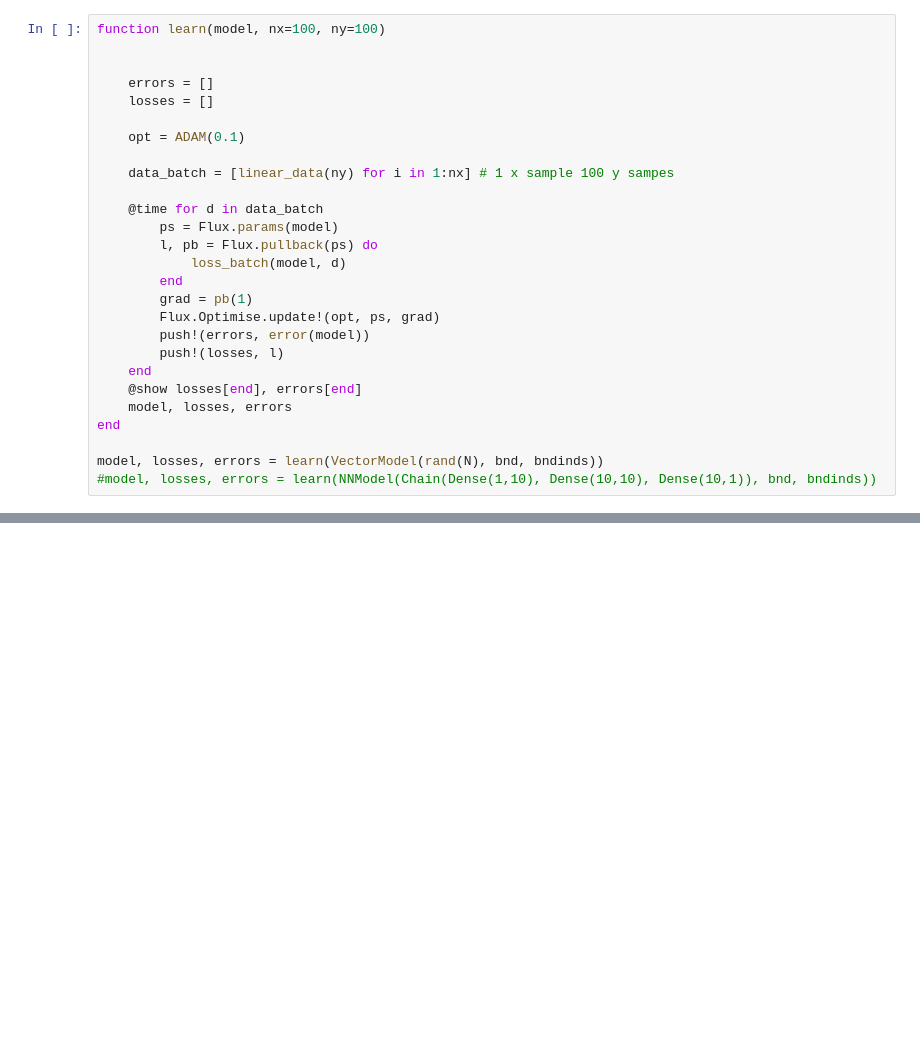
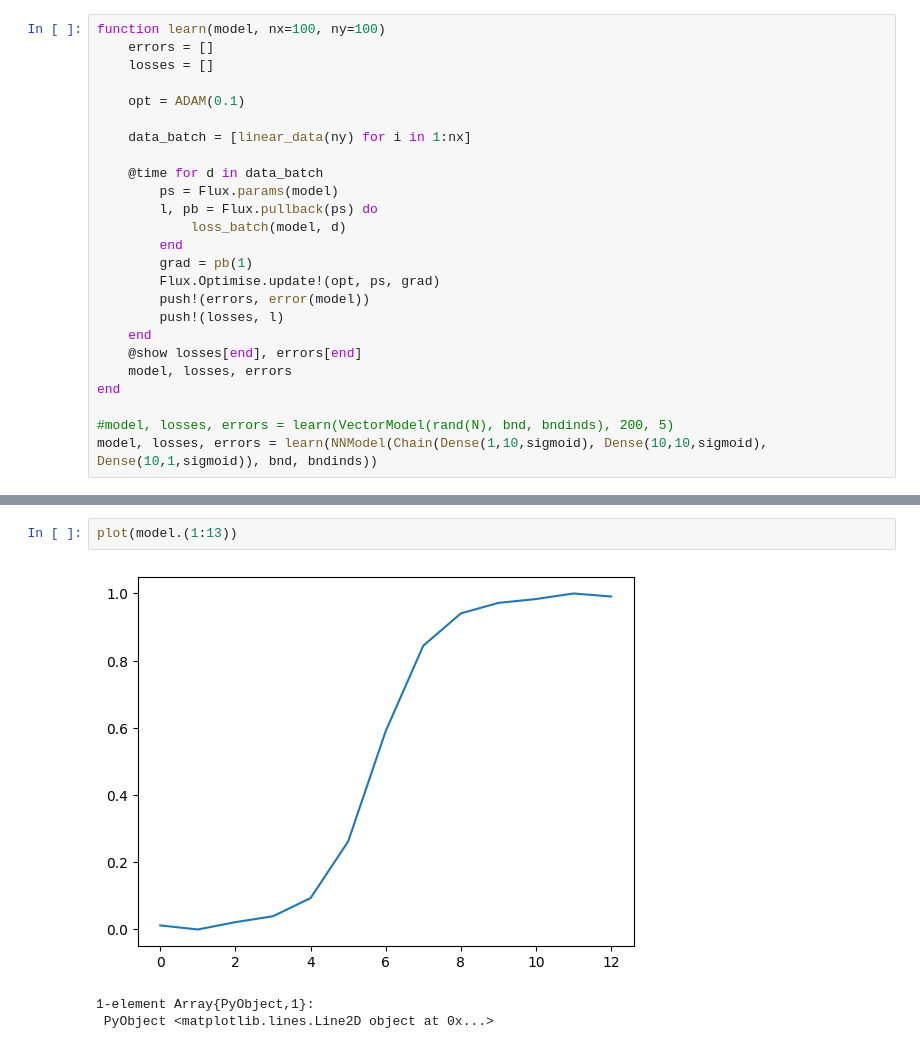
Before and after one commit to axsk/augmented-jump-chain, a Jupyter notebook: neurcomm.ipynb, the cells around one changed output, grey strips where cells are left out. Cells and saved outputs as stored; diff of their text form; blank space fills up the shorter version.

```diff
--- a/neurcomm.ipynb
+++ b/neurcomm.ipynb
@@ -103,13 +181,11 @@ error(f) = error([f(x) for x in 1:N])
 # %%
 function learn(model, nx=100, ny=100)
-
-
     errors = []
     losses = []
 
     opt = ADAM(0.1)
 
-    data_batch = [linear_data(ny) for i in 1:nx] # 1 x sample 100 y sampes
+    data_batch = [linear_data(ny) for i in 1:nx]
 
     @time for d in data_batch
         ps = Flux.params(model)
@@ -125,5 +201,5 @@ function learn(model, nx=100, ny=100)
     model, losses, errors
 end
 
-model, losses, errors = learn(VectorModel(rand(N), bnd, bndinds))
-#model, losses, errors = learn(NNModel(Chain(Dense(1,10), Dense(10,10), Dense(10,1)), bnd, bndinds))
+#model, losses, errors = learn(VectorModel(rand(N), bnd, bndinds), 200, 5)
+model, losses, errors = learn(NNModel(Chain(Dense(1,10,sigmoid), Dense(10,10,sigmoid), Dense(10,1,sigmoid)), bnd, bndinds))
@@ -130,3 +212,9 @@ model, losses, errors = learn(VectorModel(rand(N), bnd, bndinds))
+# %%
+plot(model.(1:13))
+# %% [output]
+[figure, added]
+1-element Array{PyObject,1}:
+ PyObject <matplotlib.lines.Line2D object at 0x...>
 # %%
 PyPlot.plot(errors)
 PyPlot.yscale(:log)
```
Also changed, not shown: parts of 18 cells of this notebook.
